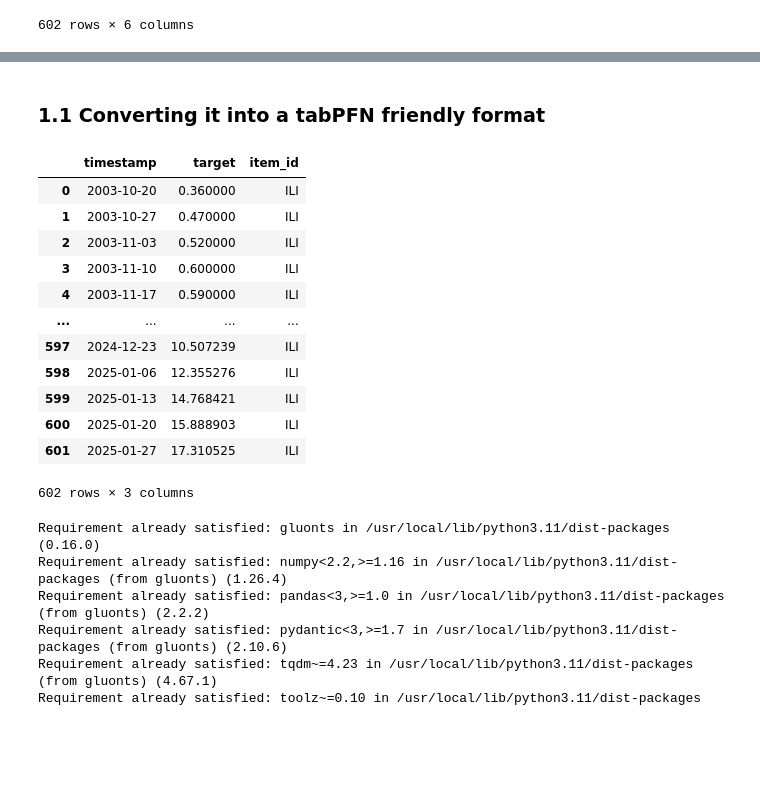
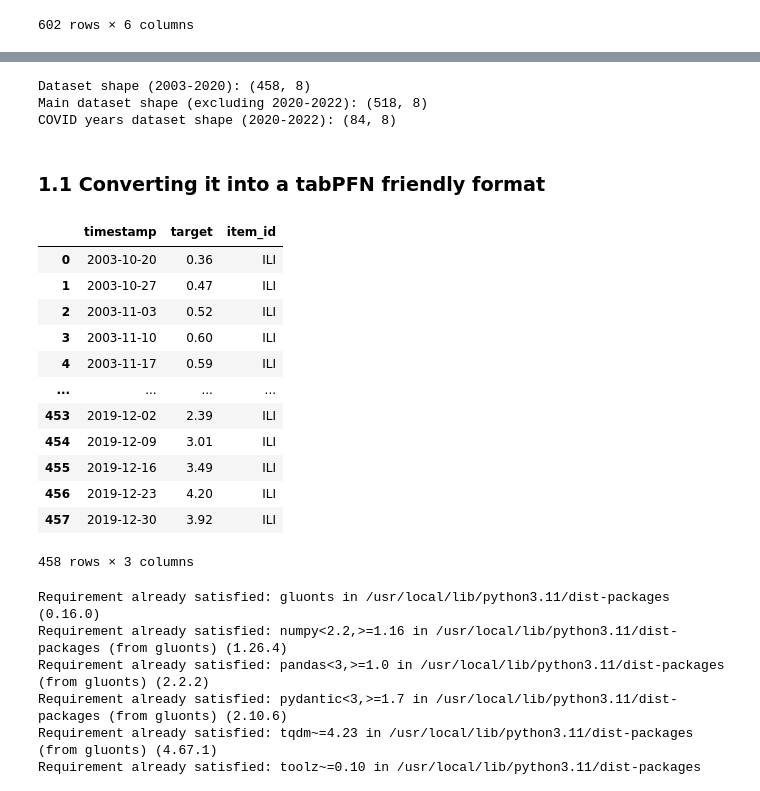
Before and after one commit to suprabhathk/FoundationalModels_TimeSeries_Epidemics, a Jupyter notebook: TabPFN_FoundationModels_Workflow.ipynb, the cells around one changed output, grey strips where cells are left out. Saved outputs shown, nothing was run; the diff lists cells and outputs as text; code cells hidden in the pictures; blank space fills up the shorter version.

```diff
--- a/TabPFN_FoundationModels_Workflow.ipynb
+++ b/TabPFN_FoundationModels_Workflow.ipynb
@@ -171,3 +171,22 @@ df_influcast
 | 600 | 2025 | 3 | 15.888903 | 33734 | 2123117 | ILI |
 | 601 | 2025 | 4 | 17.310525 | 31302 | 1808264 | ILI |
 602 rows × 6 columns
+# %%
+# Adding two new columns
+
+# Add new columns
+df_influcast['stagione_influenzale'] = df_influcast['anno'].astype(str) + '_' + (df_influcast['anno'] + 1).astype(str)
+df_influcast['anno_settimana'] = df_influcast['anno'].astype(str) + '_' + df_influcast['settimana'].astype(str).str.zfill(2)
+
+# Reorder columns
+cols = df_influcast.columns.tolist()
+# Remove new columns from current position
+cols.remove('stagione_influenzale')
+cols.remove('anno_settimana')
+# Find position of 'settimana' and insert new columns after it
+settimana_pos = cols.index('settimana')
+cols.insert(settimana_pos + 1, 'stagione_influenzale')
+cols.insert(settimana_pos + 2, 'anno_settimana')
+# Apply new column order
+df_influcast = df_influcast[cols]
+df_influcast
@@ -174,26 +207,46 @@ df_influcast
+# %%
+# Create new dataset with years 2020-2022
+covid_years_df_influcast = df_influcast[df_influcast['anno'].between(2020, 2022)].copy()
+
+# Keep remaining years in original dataset
+without_covid_df_influcast = df_influcast[~df_influcast['anno'].between(2020, 2022)].copy()
+
+# Create dataset with years 2003-2020
+df_2003_2019 = df_influcast[df_influcast['anno'].between(2003, 2019)].copy()
+
+# Print shape to verify
+print("Dataset shape (2003-2020):", df_2003_2019.shape)
+
+# Print shapes to verify
+print("Main dataset shape (excluding 2020-2022):", without_covid_df_influcast.shape)
+print("COVID years dataset shape (2020-2022):", covid_years_df_influcast.shape)
+# %% [output]
+Dataset shape (2003-2020): (458, 8)
+Main dataset shape (excluding 2020-2022): (518, 8)
+COVID years dataset shape (2020-2022): (84, 8)
 # %% [markdown]
 ### **1.1 Converting it into a tabPFN friendly format**
 # %%
-df_ts = df_influcast.copy()
+df_ts = df_2003_2019.copy()
 df_ts['timestamp'] = pd.to_datetime(df_ts['anno'].astype(str) + '-' + df_ts['settimana'].astype(str) + '-1', format='%Y-%W-%w').dt.to_period('W').dt.to_timestamp()
 df_ts = df_ts[['timestamp', 'incidenza']].rename(columns={'incidenza': 'target'})
 df_ts['item_id'] = 'ILI'
 
 df_ts
 # %% [output]
 |  | timestamp | target | item_id |
-| 0 | 2003-10-20 | 0.360000 | ILI |
-| 1 | 2003-10-27 | 0.470000 | ILI |
-| 2 | 2003-11-03 | 0.520000 | ILI |
-| 3 | 2003-11-10 | 0.600000 | ILI |
-| 4 | 2003-11-17 | 0.590000 | ILI |
+| 0 | 2003-10-20 | 0.36 | ILI |
+| 1 | 2003-10-27 | 0.47 | ILI |
+| 2 | 2003-11-03 | 0.52 | ILI |
+| 3 | 2003-11-10 | 0.60 | ILI |
+| 4 | 2003-11-17 | 0.59 | ILI |
 | ... | ... | ... | ... |
-| 597 | 2024-12-23 | 10.507239 | ILI |
-| 598 | 2025-01-06 | 12.355276 | ILI |
-| 599 | 2025-01-13 | 14.768421 | ILI |
-| 600 | 2025-01-20 | 15.888903 | ILI |
-| 601 | 2025-01-27 | 17.310525 | ILI |
+| 453 | 2019-12-02 | 2.39 | ILI |
+| 454 | 2019-12-09 | 3.01 | ILI |
+| 455 | 2019-12-16 | 3.49 | ILI |
+| 456 | 2019-12-23 | 4.20 | ILI |
+| 457 | 2019-12-30 | 3.92 | ILI |
-602 rows × 3 columns
+458 rows × 3 columns
 # %%
 !pip install --upgrade gluonts
 # %% [output]
```
Also changed, not shown: parts of 14 cells of this notebook.
